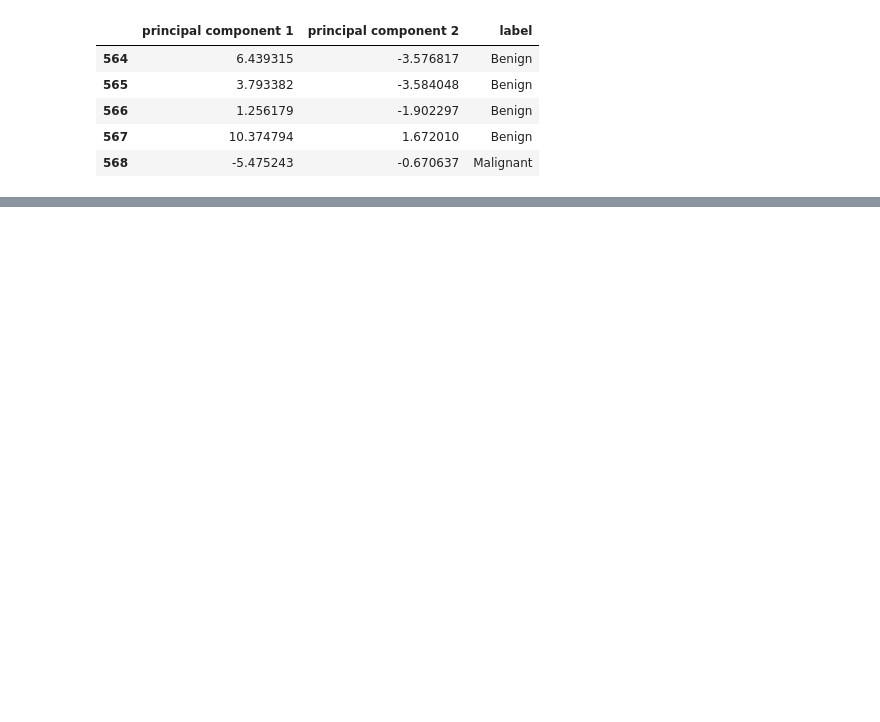
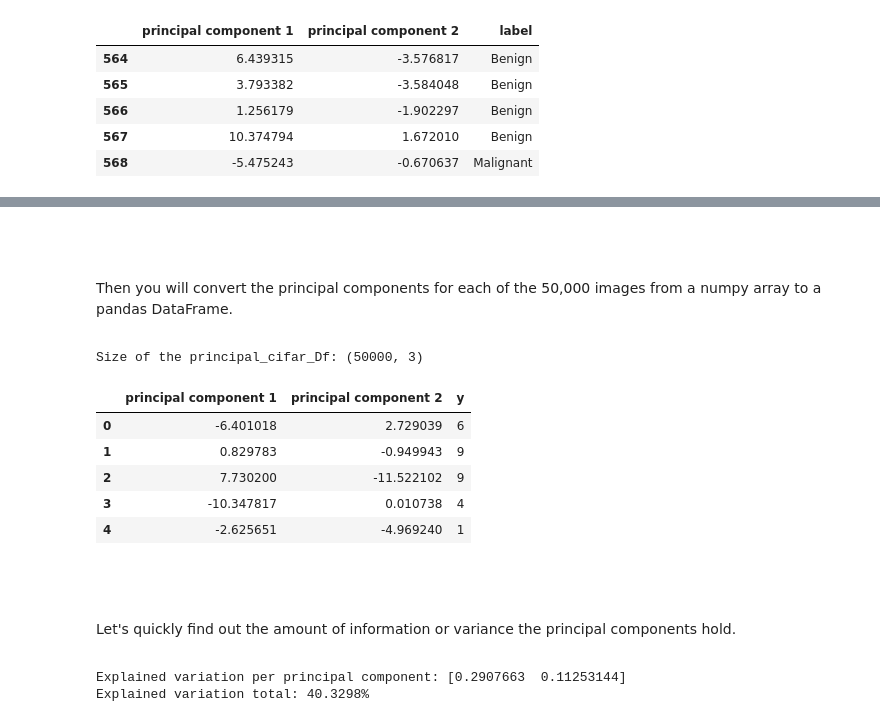
Before and after one commit to Lauro199471/Machine-Learning, a Jupyter notebook: Principal Component Analysis (PCA).ipynb, the cells around one changed output, grey strips where cells are left out. Drawn from its saved outputs; the diff is of its cells as text; code cells hidden in the pictures; blank space fills up the shorter version.

```diff
--- a/Principal Component Analysis (PCA).ipynb
+++ b/Principal Component Analysis (PCA).ipynb
@@ -589,0 +580,24 @@ Cross Validaiton:  [0.9        0.9125     0.925      0.93670886 0.94936709]
+# %% [markdown]
+<br><br><p style="font-family:Verdana">Then you will convert the principal components for each of the 50,000 images from a numpy array to a pandas DataFrame.</p>
+# %%
+principal_cifar_Df = pd.DataFrame(data = principalComponents_cifar
+             , columns = ['principal component 1', 'principal component 2'])
+principal_cifar_Df['y'] = y_train
+print('Size of the principal_cifar_Df: {}'.format(principal_cifar_Df.shape))
+principal_cifar_Df.head()
+# %% [output]
+Size of the principal_cifar_Df: (50000, 3)
+|  | principal component 1 | principal component 2 | y |
+| 0 | -6.401018 | 2.729039 | 6 |
+| 1 | 0.829783 | -0.949943 | 9 |
+| 2 | 7.730200 | -11.522102 | 9 |
+| 3 | -10.347817 | 0.010738 | 4 |
+| 4 | -2.625651 | -4.969240 | 1 |
+# %% [markdown]
+<br><br><p style="font-family:Verdana">Let's quickly find out the amount of information or variance the principal components hold.</p>
+# %%
+print('Explained variation per principal component: {}'.format(pca_cifar.explained_variance_ratio_))
+print('Explained variation total: {:0.4f}%'.format(sum(pca_cifar.explained_variance_ratio_)*100))
+# %% [output]
+Explained variation per principal component: [0.2907663  0.11253144]
+Explained variation total: 40.3298%
```
Also changed, not shown: parts of 91 cells of this notebook.
